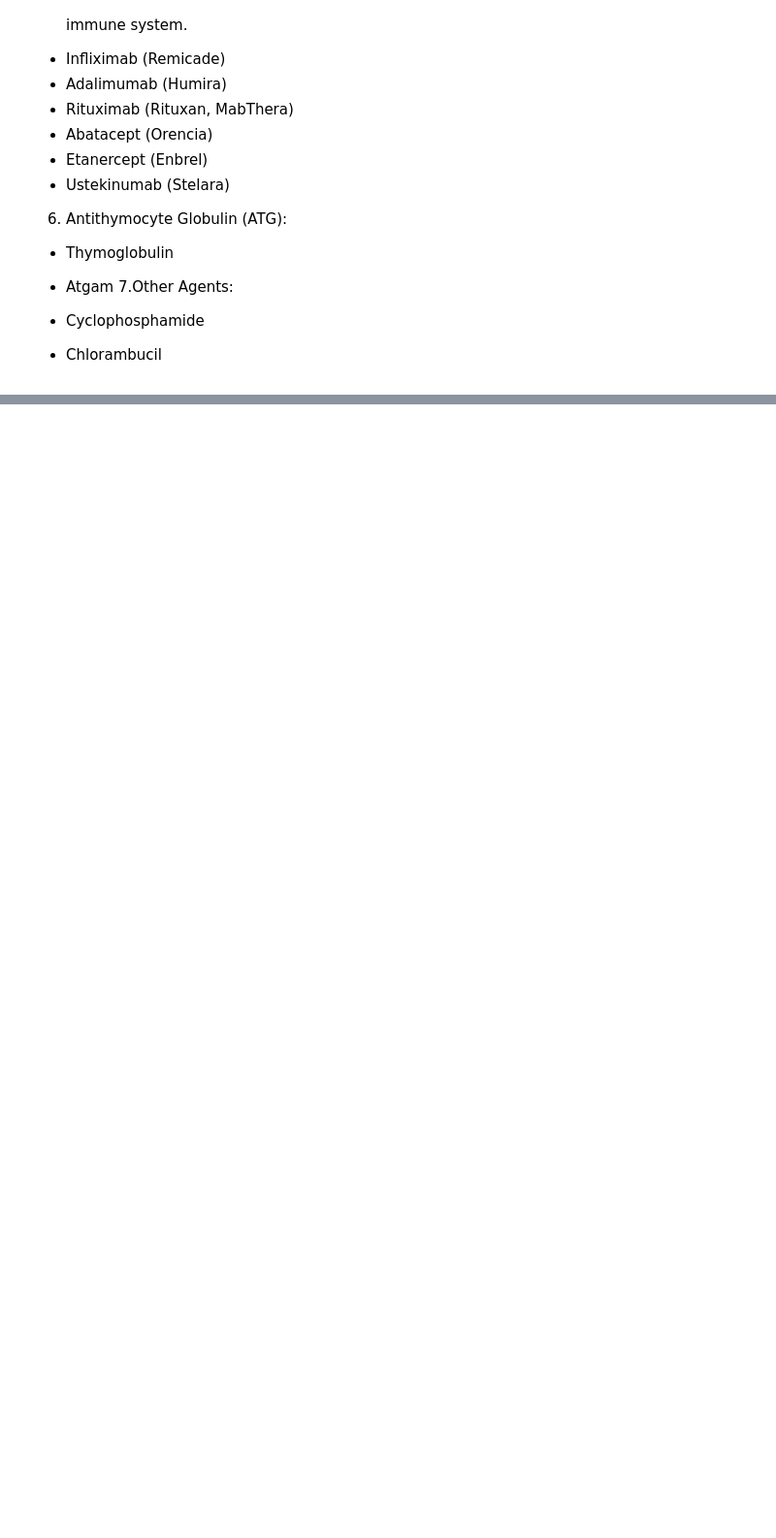
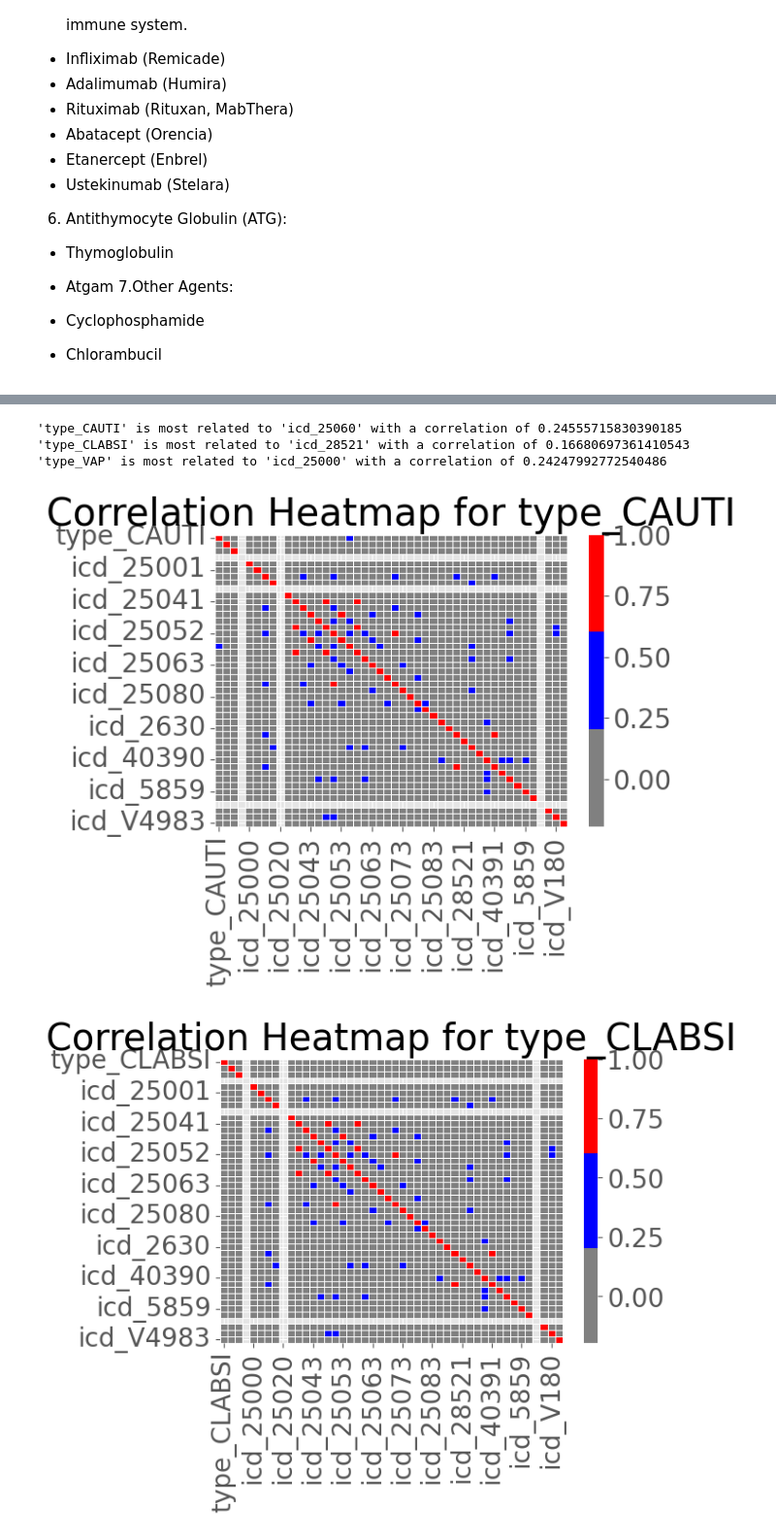
Before and after one commit to wdemichele/COMP90089-VAP-Diagnosis, a Jupyter notebook: HAI_Basic_Info.ipynb, the cells around one changed output, grey strips where cells are left out. Shown: that part at 97% size. Cells and saved outputs as stored; diff of their text form; code cells hidden in the pictures; blank space fills up the shorter version.

```diff
--- a/HAI_Basic_Info.ipynb
+++ b/HAI_Basic_Info.ipynb
@@ -378,0 +374,4 @@ run_query(patients_with_los)
+# %%
+immune_compromised_patients = immune_compromised_patients[['subject_id', 'hadm_id', 'icd_code', 'race', 'gender', 'anchor_age', 'dod']]
+patients_with_immune_compromised_los = patients_with_immune_compromised_los[['subject_id', 'hadm_id', 'icd_code', 'race', 'gender', 'anchor_age', 'dod', 'los']]
+patients_with_hai_los = patients_with_hai_los[['subject_id', 'hadm_id', 'icd_code', 'race', 'gender', 'anchor_age', 'dod', 'los']]
@@ -378,0 +616,9 @@ run_query(patients_with_los)
+# %%
+merged_df = pd.merge(pivot_df, pivot_df2, on='subject_id', how='inner')
+type_columns = merged_df.filter(like='type_')
+
+# if value in each icd_xx or type_xx > 1, set it to 1
+merged_df[merged_df.filter(like='type_') > 1] = 1
+merged_df[merged_df.filter(like='icd_') > 1] = 1
+
+merged_df
@@ -378,0 +639,37 @@ run_query(patients_with_los)
+# %%
+type_columns = merged_df.filter(like='type_')
+icd_columns = merged_df.filter(like='icd_')
+
+# Calculate the correlation matrix
+correlation_matrix = merged_df.corr()
+
+# Create a dictionary to store the most related 'icd_' column for each 'type_'
+most_related_icd = {}
+
+# Iterate through 'type_' columns and find the most related 'icd_' column
+for type_column in type_columns.columns:
+    correlations = correlation_matrix[type_column].loc[icd_columns.columns]
+    most_related_icd[type_column] = correlations.idxmax()
+
+# Print the most related 'icd_' columns for each 'type_'
+for type_column, icd_column in most_related_icd.items():
+    print(f"'{type_column}' is most related to '{icd_column}' with a correlation of {correlation_matrix[type_column][icd_column]}")
+# %% [output]
+'type_CAUTI' is most related to 'icd_25060' with a correlation of 0.24555715830390185
+'type_CLABSI' is most related to 'icd_28521' with a correlation of 0.16680697361410543
+'type_VAP' is most related to 'icd_25000' with a correlation of 0.24247992772540486
+# %%
+type_columns = merged_df.filter(like='type_')
+
+# Create individual correlation heatmaps for each 'type_' column
+for type_column in type_columns.columns:
+    plt.figure(figsize=(6, 4))
+    correlation_matrix = merged_df[[type_column] + list(merged_df.columns[merged_df.columns.str.startswith('icd_')])].corr()
+    # print(correlation_matrix)
+    cmap = sns.color_palette(['grey', 'blue', 'red'])
+    sns.heatmap(correlation_matrix, annot=False, cmap=cmap, linewidths=0.5)
+    plt.title(f'Correlation Heatmap for {type_column}')
+    plt.show()
+# %% [output]
+[figure, added]
+[figure, added]
```
Also changed, not shown: parts of 51 cells of this notebook.
